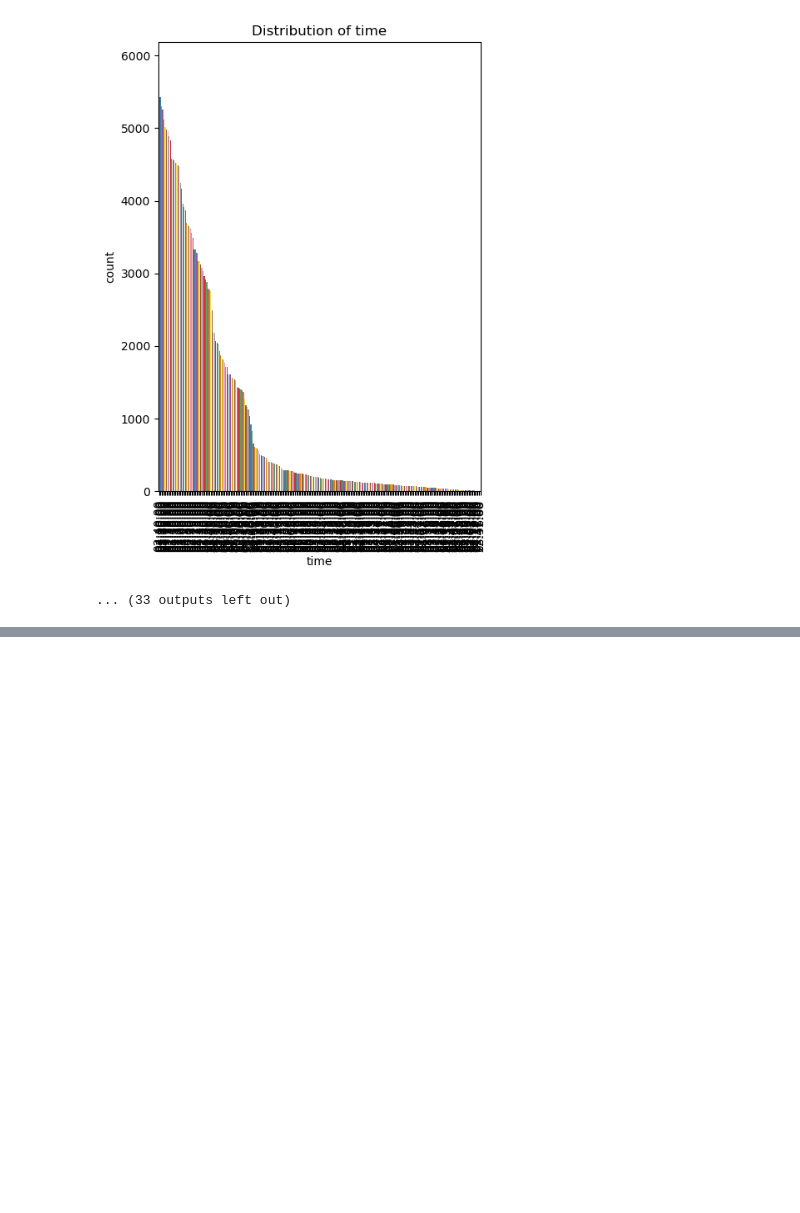
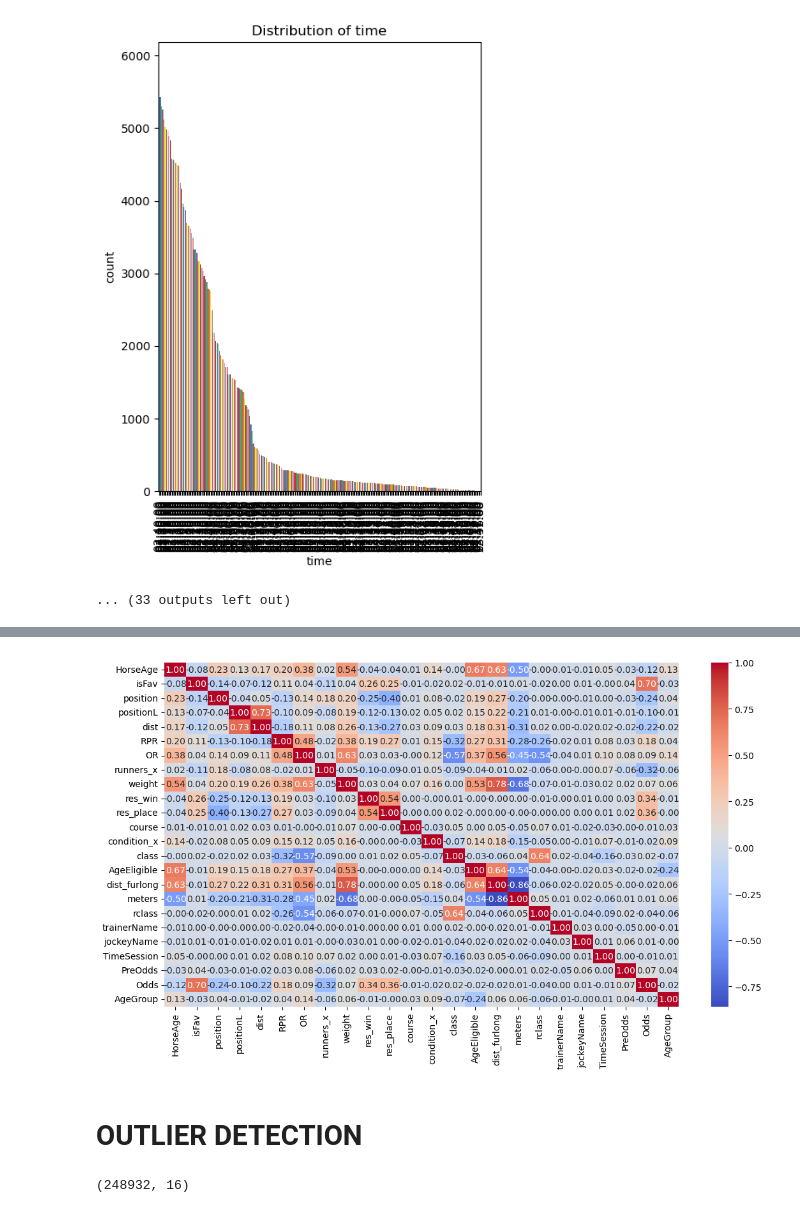
Before and after one commit to Karthick-source/Horse-Race-Prediction, a Jupyter notebook: Horse_race_prediction.ipynb, the cells around one changed output, grey strips where cells are left out. Drawn from its saved outputs; the diff is of its cells as text; code cells hidden in the pictures; blank space fills up the shorter version.

```diff
--- a/Horse_race_prediction.ipynb
+++ b/Horse_race_prediction.ipynb
@@ -1016,0 +1061,2 @@ df[["AgeGroup","meters"]].groupby(["AgeGroup"]).value_counts().reset_index()
+# %%
+col= df.select_dtypes(include="object").columns
@@ -1016,0 +1069,8 @@ df[["AgeGroup","meters"]].groupby(["AgeGroup"]).value_counts().reset_index()
+# %%
+le=LabelEncoder()
+# %%
+Label_Encoder={}
+# %%
+for i in col:
+    df[i] = le.fit_transform(df[i])
+    Label_Encoder[i] = le
@@ -1016,0 +1093,9 @@ df[["AgeGroup","meters"]].groupby(["AgeGroup"]).value_counts().reset_index()
+# %%
+#heatmap
+
+plt.figure(figsize=(13,7))
+data=df.corr()
+sns.heatmap(data=data,annot=True,fmt=".2f",cmap="coolwarm")
+plt.show()
+# %% [output]
+[figure, added]
@@ -1016,0 +1105,6 @@ df[["AgeGroup","meters"]].groupby(["AgeGroup"]).value_counts().reset_index()
+# %% [markdown]
+# OUTLIER DETECTION
+# %%
+df.shape
+# %% [output]
+(248932, 16)
```
Also changed, not shown: parts of 23 cells of this notebook.
